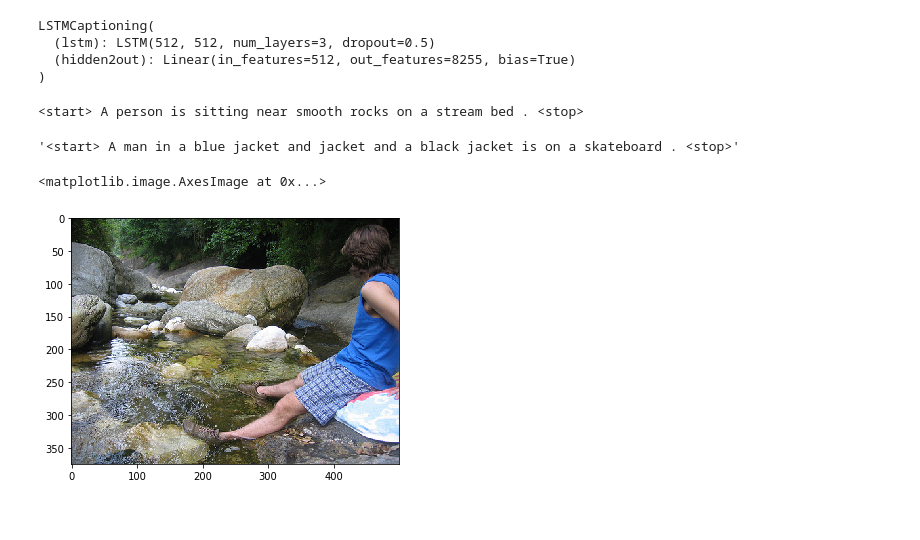
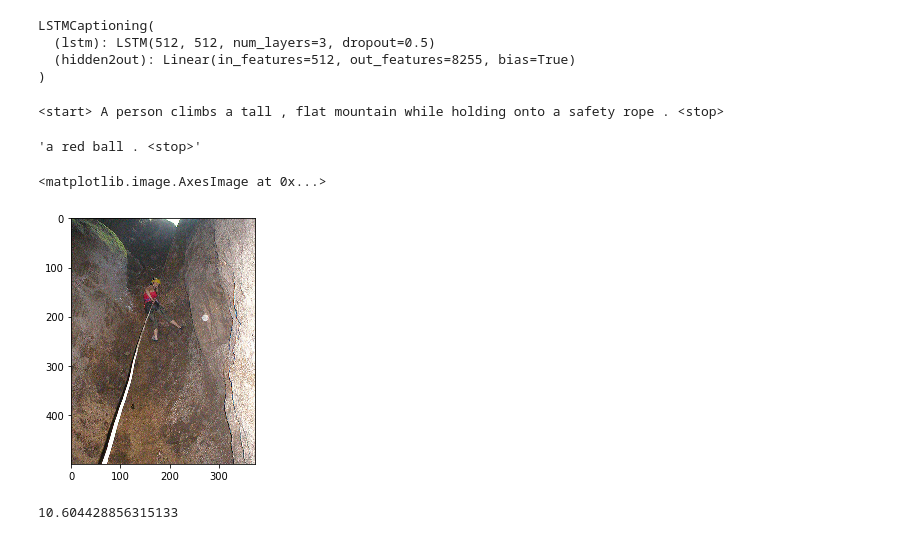
Before and after one commit to JohanChataigne/image-captioning, a Jupyter notebook: evaluate.ipynb, the cells around one changed output. Drawn from its saved outputs; the diff is of its cells as text; code cells hidden in the pictures.

```diff
--- a/evaluate.ipynb
+++ b/evaluate.ipynb
@@ -129,19 +129,19 @@ train_random_dataset = RandomCaptionDataset('./flickr8k/images/train/', train_an
 
 test_random_loader = DataLoader(test_random_dataset, batch_size=batch_size)
 # %%
-image = train_random_dataset[3000]['image'].view(1, 3, IMAGE_SIZE, IMAGE_SIZE).to(device, dtype=torch.float)
-caption = train_random_dataset[3000]['caption']
+image = train_random_dataset[300]['image'].view(1, 3, IMAGE_SIZE, IMAGE_SIZE).to(device, dtype=torch.float)
+caption = train_random_dataset[300]['caption']
 captions = sampling(cnn, embedding, model, image, tp, EMBEDDING_SIZE, hidden_size)
 print(caption)
 captions
 # %% [output]
-<start> A person is sitting near smooth rocks on a stream bed . <stop>
+<start> A person climbs a tall , flat mountain while holding onto a safety rope . <stop>
-'<start> A man in a blue jacket and jacket and a black jacket is on a skateboard . <stop>'
+'a red ball . <stop>'
 # %%
 from skimage import io
-image = train_random_dataset_unformatted[3000]['image']
+image = train_random_dataset_unformatted[300]['image']
 io.imshow(image)
 # %% [output]
 <matplotlib.image.AxesImage at 0x...>
-[figure, old version]
+[figure, new version]
 # %%
@@ -156,0 +167,4 @@ with torch.no_grad():
+# %%
+sum(scores) / len(scores)
+# %% [output]
+10.604428856315133
```
Also changed, not shown: parts of 2 cells of this notebook, 1 other file.
